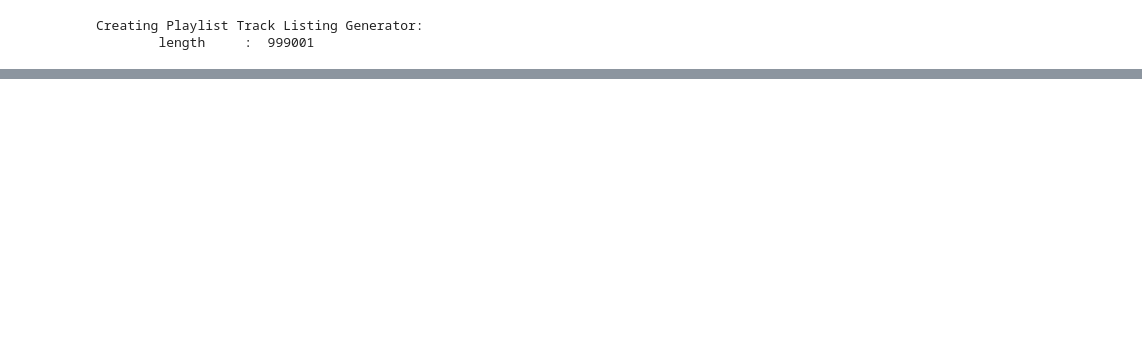
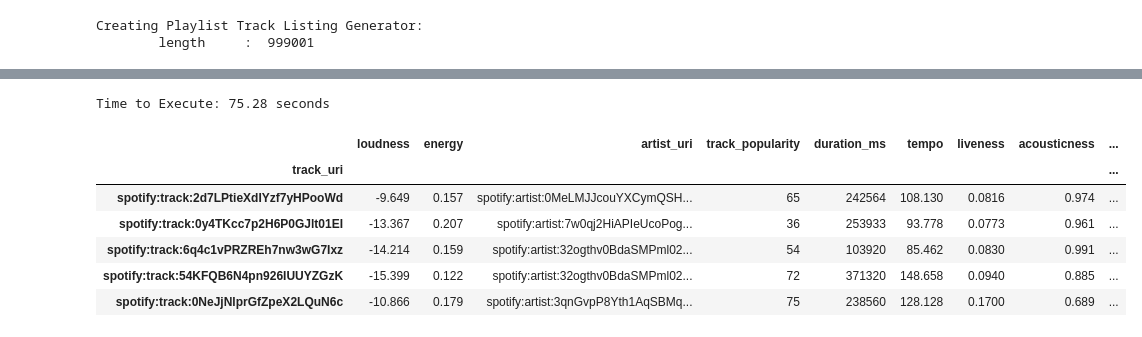
Before and after one commit to awgeezrick/CS109a_finalproject_group20, a Jupyter notebook: mark/model/Spotify_Recommender_Model.ipynb, the cells around one changed output, grey strips where cells are left out. Cells and saved outputs as stored; diff of their text form; code cells hidden in the pictures; blank space fills up the shorter version.

```diff
--- a/mark/model/Spotify_Recommender_Model.ipynb
+++ b/mark/model/Spotify_Recommender_Model.ipynb
@@ -265,0 +451,18 @@ Track Preview:  None
+# %%
+# fetch all db tracks
+db_tracks = display_time(session.query(Tracks).all)
+session.close()
+# %% [output]
+Time to Execute: 75.28 seconds
+# %%
+# create a Pandas dataframe
+df_all_tracks = pd.DataFrame([x.__dict__ for x in db_tracks]).drop('_sa_instance_state', axis=1).set_index(['track_uri'])
+df_all_tracks.head()
+# %% [output]
+|  | loudness | energy | artist_uri | track_popularity | duration_ms | tempo | liveness | acousticness | ... |
+| track_uri |  |  |  |  |  |  |  |  | ... |
+| spotify:track:2d7LPtieXdIYzf7yHPooWd | -9.649 | 0.157 | spotify:artist:0MeLMJJcouYXCymQSH... | 65 | 242564 | 108.130 | 0.0816 | 0.974 | ... |
+| spotify:track:0y4TKcc7p2H6P0GJlt01EI | -13.367 | 0.207 | spotify:artist:7w0qj2HiAPIeUcoPog... | 36 | 253933 | 93.778 | 0.0773 | 0.961 | ... |
+| spotify:track:6q4c1vPRZREh7nw3wG7Ixz | -14.214 | 0.159 | spotify:artist:32ogthv0BdaSMPml02... | 54 | 103920 | 85.462 | 0.0830 | 0.991 | ... |
+| spotify:track:54KFQB6N4pn926IUUYZGzK | -15.399 | 0.122 | spotify:artist:32ogthv0BdaSMPml02... | 72 | 371320 | 148.658 | 0.0940 | 0.885 | ... |
+| spotify:track:0NeJjNlprGfZpeX2LQuN6c | -10.866 | 0.179 | spotify:artist:3qnGvpP8Yth1AqSBMq... | 75 | 238560 | 128.128 | 0.1700 | 0.689 | ... |
```
Also changed, not shown: parts of 49 cells of this notebook, 9 other files.
